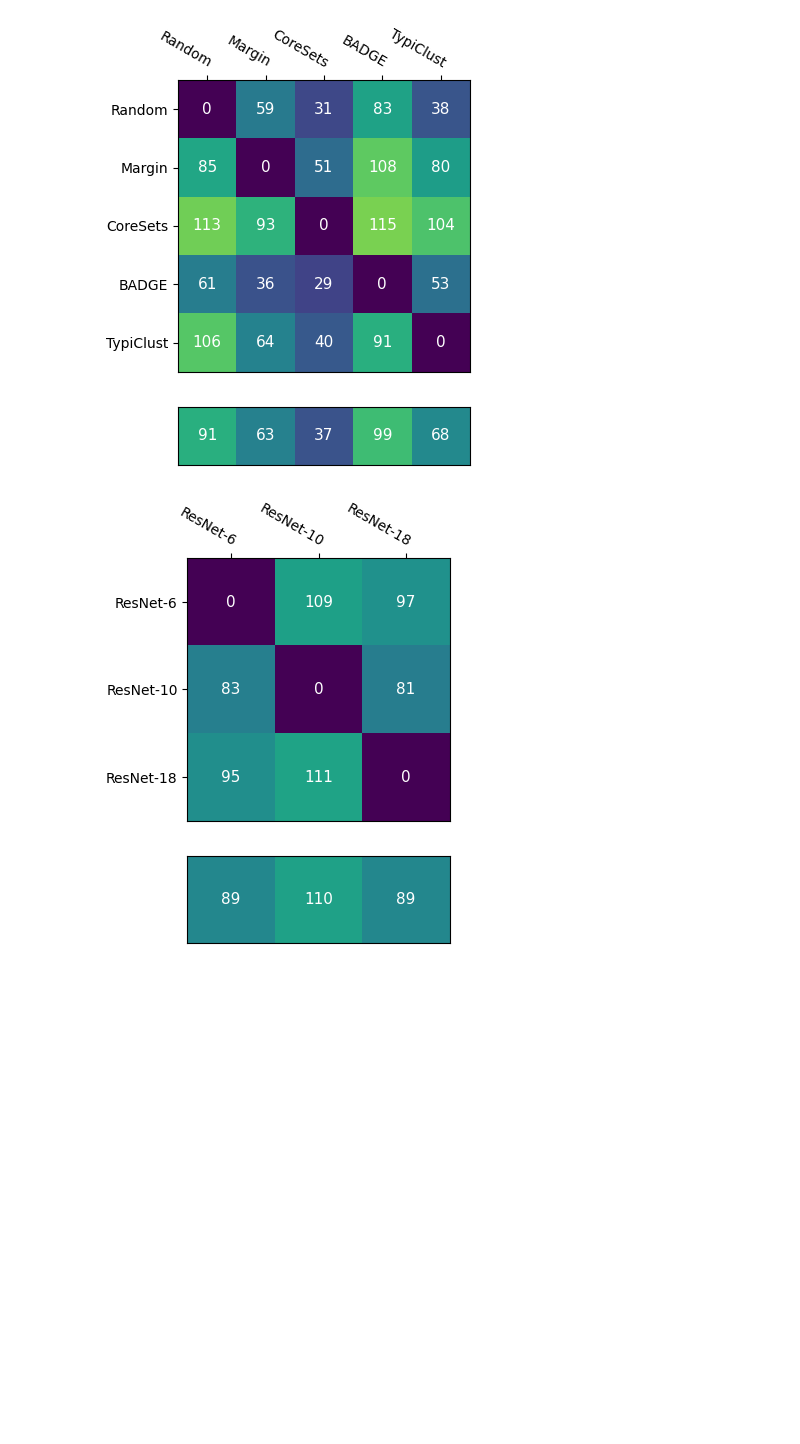
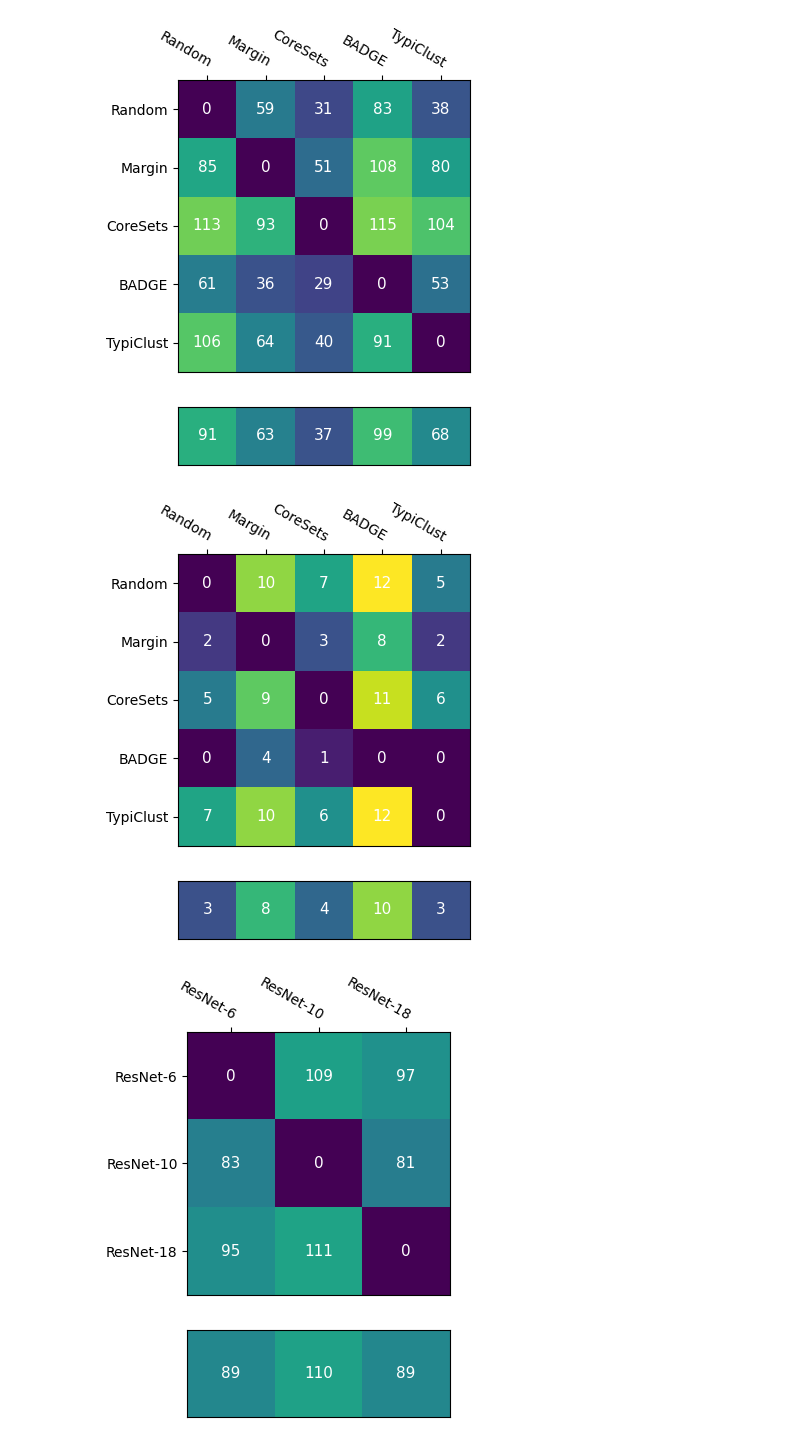
Before and after one commit to nhaH-luaP/general-reusability, a Jupyter notebook: notebooks/evaluate.ipynb, the cells around one changed output. Cells and saved outputs as stored; diff of their text form; code cells hidden in the pictures; blank space fills up the shorter version.

Commit message:
updated figures

```diff
--- a/notebooks/evaluate.ipynb
+++ b/notebooks/evaluate.ipynb
@@ -16,7 +16,7 @@ train_methods = [('False', 'False'), ('True', 'False'), ('False', 'True'), ('Tru
 seeds = ['1', '2', '3']
 eval_model_names = ['resnet6', 'resnet10', 'resnet18'] # ['resnet6', 'resnet10', 'resnet18']
 eval_train_methods = [('False', 'False'), ('True', 'False'), ('False', 'True'), ('True', 'True')] # [('False', 'False'), ('True', 'False'), ('False', 'True'), ('True', 'True')]
-save_figs = False
+save_figs = True
 M = {'resnet6':'ResNet-6', 'resnet10':'ResNet-10', 'resnet18':'ResNet-18'}
 T = {('False', 'False'):'Baseline', ('True', 'False'):'Semi-SL', ('False', 'True'):'Self-SL', ('True', 'True'):'SSSL'}
 Q = {'random':'Random', 'coreset':'CoreSets', 'badge':'BADGE', 'margin':'Margin', 'typiclust':'TypiClust'}
@@ -283,7 +283,7 @@ for mn in model_names:
                                 s.append(reu_results[mn][q][tm][emn][etm][seed])
                 setting.append((mn, q, tm))
                 R.append(np.mean(reu))
-                R_std.append(np.mean(reu))
+                R_std.append(np.std(reu))
                 performances = [dal_results[mn][q][tm][seed]['results'][-1]['test_stats']['acc1'] for seed in seeds]
                 fut_performances = [fut_results[mn][q][tm][seed]['results']['eval_stats']['acc1'] for seed in seeds if seed in fut_results[mn][q][tm]]
                 P.append(np.mean(performances))
@@ -375,6 +375,33 @@ else:
     plt.show()
 # %% [output]
 [figure]
+# %%
+fig, axis = plt.subplots(nrows=2, ncols=1, figsize=(4, 5), gridspec_kw={'height_ratios':[len(queries), 1]})
+axis = axis.reshape(-1 ,1)
+
+confusion = []
+labels = [Q[q] for q in queries]
+for q1 in queries:
+    c = []
+    for q2 in queries:
+        score = 0
+        if q1 != q2:
+            for mn in model_names:
+                for tm in train_methods:
+                    score += int(np.mean([dal_results[mn][q1][tm][seed]['results'][-1]['test_stats']['acc1'] for seed in seeds]) < np.mean([dal_results[mn][q2][tm][seed]['results'][-1]['test_stats']['acc1'] for seed in seeds]))
+        c.append(score)
+    confusion.append(c)
+# Number of comparisons are
+# 3 Models * 4 Training Methods * 3 Eval Models * 4 Eval Training Methods
+vmax = len(model_names) * len(train_methods)
+plot_conf(conf=confusion, labels=labels, vmax=vmax, fig=fig, ax=axis)
+
+if save_figs:
+    plt.savefig('/home/phahn/repositories/SDAL/images/dal_results_queries.pdf', bbox_inches='tight')
+else:
+    plt.show()
+# %% [output]
+[figure, added]
 # %%
 fig, axis = plt.subplots(nrows=2, ncols=1, figsize=(4, 5), gridspec_kw={'height_ratios':[len(model_names), 1]})
 axis = axis.reshape(-1 ,1)
```
Also changed, not shown: parts of 3 cells of this notebook, 12 other files.
